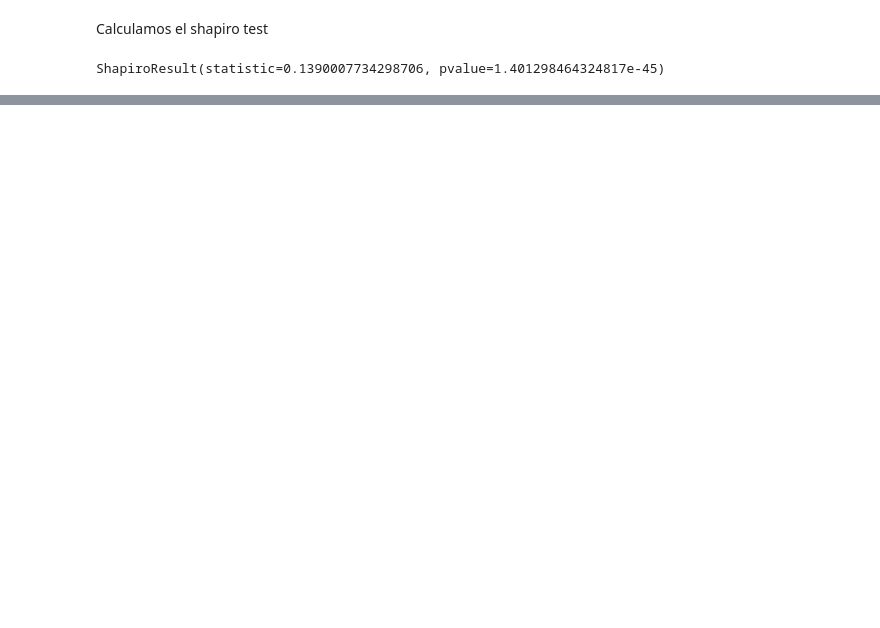
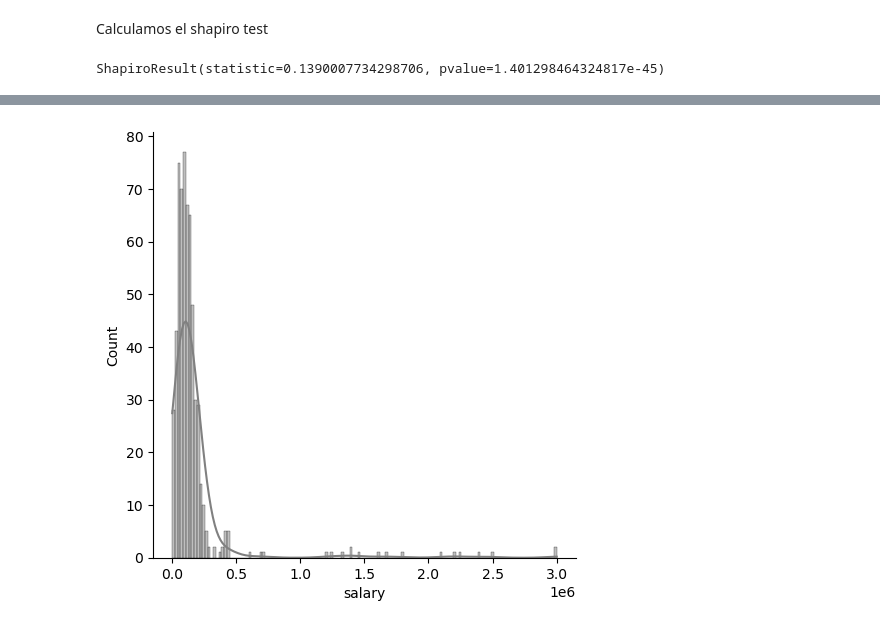
Before and after one commit to Adalab/DA-promo-b-modulo-3-sprint-1-Paula-Yadira, a Jupyter notebook: Regresión lineal/II-pair-programming-tests-estadísticos.ipynb, the cells around one changed output, grey strips where cells are left out. Drawn from its saved outputs; the diff is of its cells as text; code cells hidden in the pictures; blank space fills up the shorter version.

```diff
--- a/Regresión lineal/II-pair-programming-tests-estadísticos.ipynb
+++ b/Regresión lineal/II-pair-programming-tests-estadísticos.ipynb
@@ -85,0 +89,2 @@ ShapiroResult(statistic=0.1390007734298706, pvalue=1.401298464324817e-45)
+# %%
+df["salario_bajo"]=pd.cut(df["salary"],bins=80)
@@ -85,0 +101,2 @@ ShapiroResult(statistic=0.1390007734298706, pvalue=1.401298464324817e-45)
+# %%
+salarios_bajos=df[df["salary"] <= 3423550].drop("salario_bajo", axis=1)
@@ -85,0 +134,5 @@ ShapiroResult(statistic=0.1390007734298706, pvalue=1.401298464324817e-45)
+# %%
+sns.displot(salarios_bajos['salary'], kde=True, color = 'grey')
+plt.show()
+# %% [output]
+[figure, added]
```
Also changed, not shown: parts of 15 cells of this notebook.
